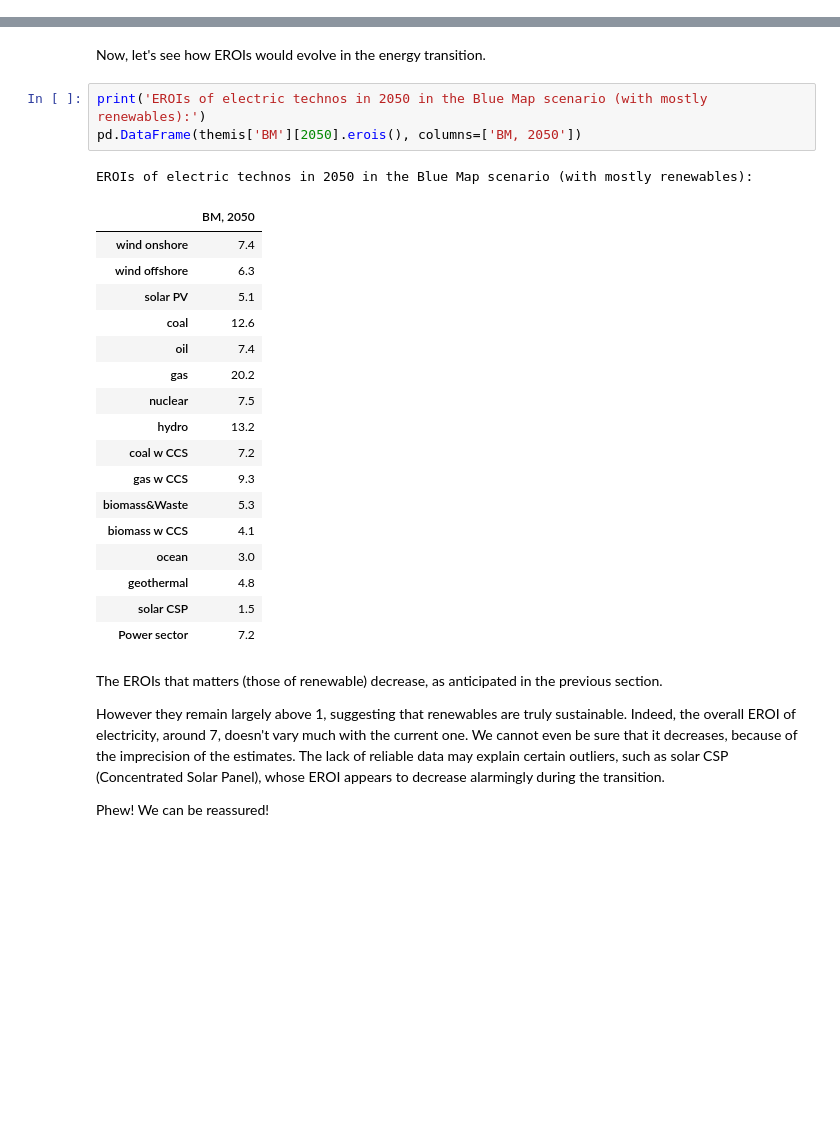
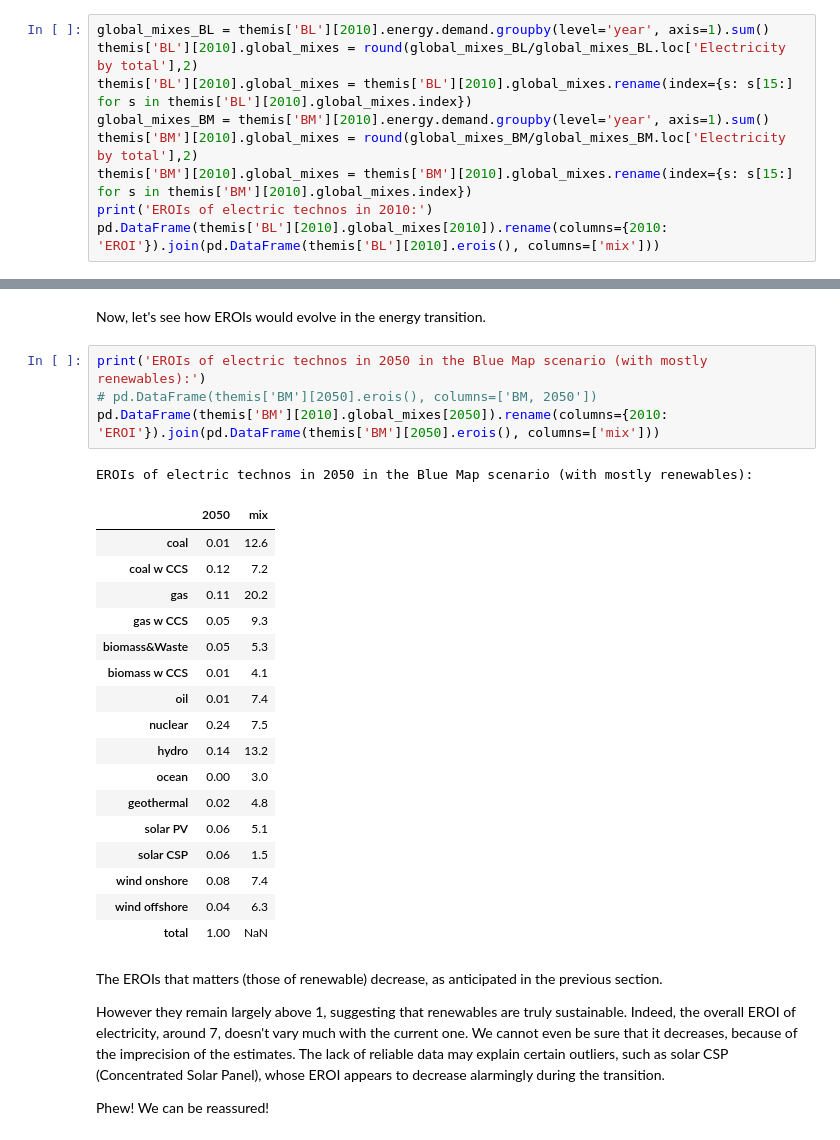
Before and after one commit to IndEcol/pymrio, a Jupyter notebook: Evolution of EROIs.ipynb, the cells around one changed output, grey strips where cells are left out. Cells and saved outputs as stored; diff of their text form; blank space fills up the shorter version.

```diff
--- a/Evolution of EROIs.ipynb
+++ b/Evolution of EROIs.ipynb
@@ -185,0 +166,9 @@ EROIs of electric technos in 2010:
+# %%
+global_mixes_BL = themis['BL'][2010].energy.demand.groupby(level='year', axis=1).sum()
+themis['BL'][2010].global_mixes = round(global_mixes_BL/global_mixes_BL.loc['Electricity by total'],2)
+themis['BL'][2010].global_mixes = themis['BL'][2010].global_mixes.rename(index={s: s[15:] for s in themis['BL'][2010].global_mixes.index})
+global_mixes_BM = themis['BM'][2010].energy.demand.groupby(level='year', axis=1).sum()
+themis['BM'][2010].global_mixes = round(global_mixes_BM/global_mixes_BM.loc['Electricity by total'],2)
+themis['BM'][2010].global_mixes = themis['BM'][2010].global_mixes.rename(index={s: s[15:] for s in themis['BM'][2010].global_mixes.index})
+print('EROIs of electric technos in 2010:')
+pd.DataFrame(themis['BL'][2010].global_mixes[2010]).rename(columns={2010: 'EROI'}).join(pd.DataFrame(themis['BL'][2010].erois(), columns=['mix']))
@@ -193,26 +201,27 @@ Some EROIs are missing, because in 2010, the technology didn't exist yet on an i
 Now, let's see how EROIs would evolve in the energy transition.
 # %%
 print('EROIs of electric technos in 2050 in the Blue Map scenario (with mostly renewables):')
-pd.DataFrame(themis['BM'][2050].erois(), columns=['BM, 2050'])
+# pd.DataFrame(themis['BM'][2050].erois(), columns=['BM, 2050'])
+pd.DataFrame(themis['BM'][2010].global_mixes[2050]).rename(columns={2010: 'EROI'}).join(pd.DataFrame(themis['BM'][2050].erois(), columns=['mix']))
 # %% [output]
 EROIs of electric technos in 2050 in the Blue Map scenario (with mostly renewables):
-|  | BM, 2050 |
-| wind onshore | 7.4 |
-| wind offshore | 6.3 |
-| solar PV | 5.1 |
-| coal | 12.6 |
-| oil | 7.4 |
-| gas | 20.2 |
-| nuclear | 7.5 |
-| hydro | 13.2 |
-| coal w CCS | 7.2 |
-| gas w CCS | 9.3 |
-| biomass&Waste | 5.3 |
-| biomass w CCS | 4.1 |
-| ocean | 3.0 |
-| geothermal | 4.8 |
-| solar CSP | 1.5 |
-| Power sector | 7.2 |
+|  | 2050 | mix |
+| coal | 0.01 | 12.6 |
+| coal w CCS | 0.12 | 7.2 |
+| gas | 0.11 | 20.2 |
+| gas w CCS | 0.05 | 9.3 |
+| biomass&Waste | 0.05 | 5.3 |
+| biomass w CCS | 0.01 | 4.1 |
+| oil | 0.01 | 7.4 |
+| nuclear | 0.24 | 7.5 |
+| hydro | 0.14 | 13.2 |
+| ocean | 0.00 | 3.0 |
+| geothermal | 0.02 | 4.8 |
+| solar PV | 0.06 | 5.1 |
+| solar CSP | 0.06 | 1.5 |
+| wind onshore | 0.08 | 7.4 |
+| wind offshore | 0.04 | 6.3 |
+| total | 1.00 | NaN |
 # %% [markdown]
 The EROIs that matters (those of renewable) decrease, as anticipated in the previous section.
 
```
Also changed, not shown: parts of 4 cells of this notebook, 1 other file.
